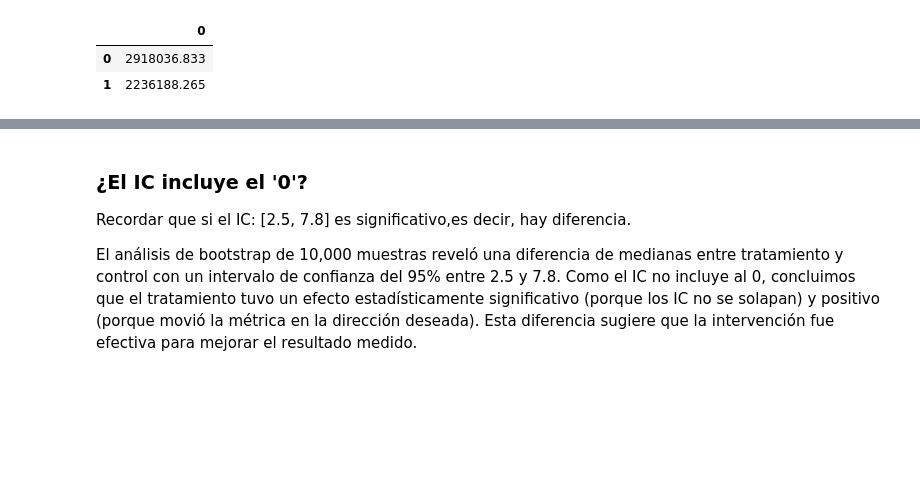
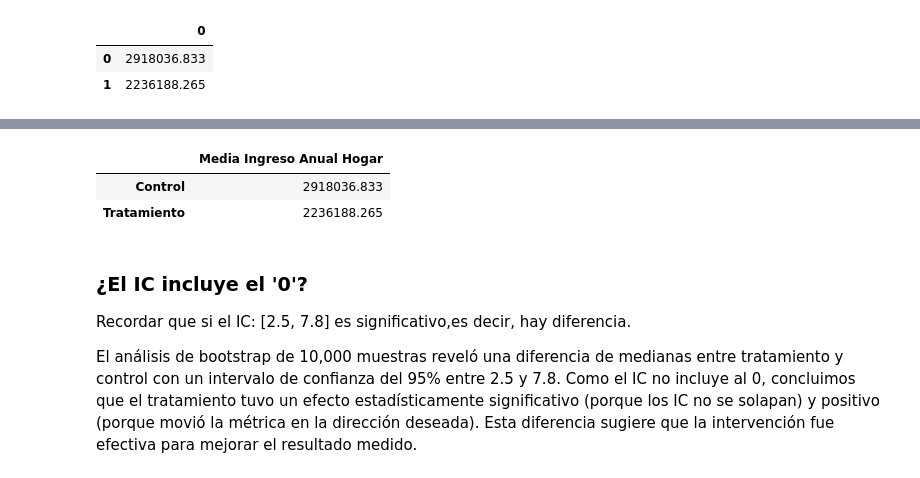
Before and after one commit to andreasoledadguerra/impact-evaluation-of-public-policy, a Jupyter notebook: impact_evaluation_policy.ipynb, the cells around one changed output, grey strips where cells are left out. Cells and saved outputs as stored; diff of their text form; code cells hidden in the pictures; blank space fills up the shorter version.

Commit message:
refactor: add name to the column of df_resultados_totales

```diff
--- a/impact_evaluation_policy.ipynb
+++ b/impact_evaluation_policy.ipynb
@@ -857,3 +855,12 @@ NameError: name 'df_resultados_totales' is not defined
+# %%
+# Renombrar la columna para mayor claridad
+df_resultados_totales.columns = ['Media Ingreso Anual Hogar']
+# %%
+df_resultados_totales
+# %% [output]
+|  | Media Ingreso Anual Hogar |
+| Control | 2918036.833 |
+| Tratamiento | 2236188.265 |
 # %%
 # Extraer las muestras de cada grupo
 control_vals = df_resultados_totales.loc['Control'].values
```
Also changed, not shown: parts of 2 cells of this notebook.
